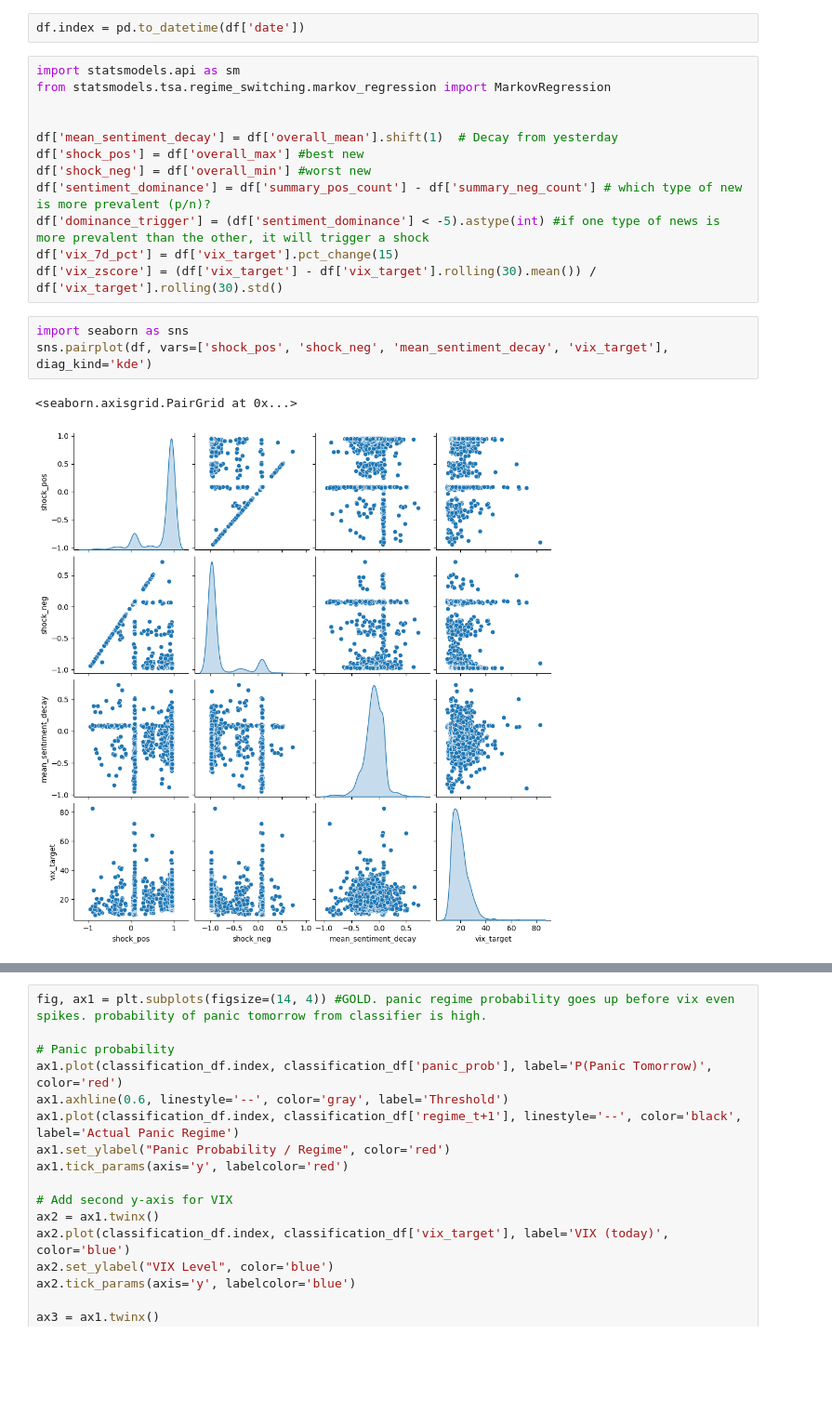
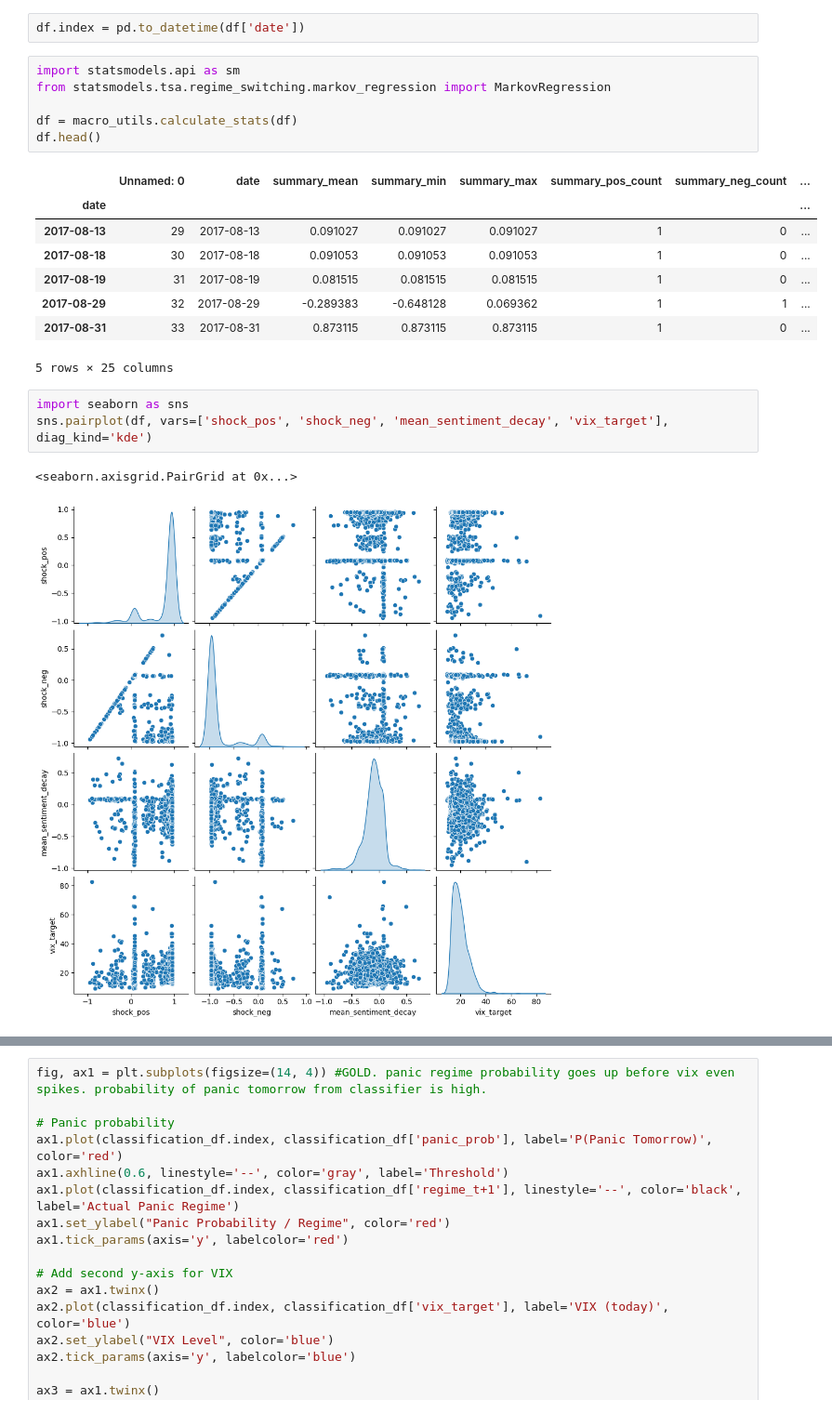
Before and after one commit to DylanSuniaga/VIXNLP, a Jupyter notebook: finnhub_news/macro_analysis.ipynb, the cells around one changed output, grey strips where cells are left out. Shown at 93% size. Saved outputs shown, nothing was run; the diff lists cells and outputs as text; blank space fills up the shorter version.

```diff
--- a/finnhub_news/macro_analysis.ipynb
+++ b/finnhub_news/macro_analysis.ipynb
@@ -18,24 +18,27 @@ import matplotlib.pyplot as plt
 df = pd.read_csv('./../data/Sentiment Macro 7Y News 2.5K Cap.csv')
 # %%
 df.index = pd.to_datetime(df['date'])
-# %%
-import statsmodels.api as sm
-from statsmodels.tsa.regime_switching.markov_regression import MarkovRegression
-
-
-df['mean_sentiment_decay'] = df['overall_mean'].shift(1)  # Decay from yesterday
-df['shock_pos'] = df['overall_max'] #best new
-df['shock_neg'] = df['overall_min'] #worst new
-df['sentiment_dominance'] = df['summary_pos_count'] - df['summary_neg_count'] # which type of new is more prevalent (p/n)?
-df['dominance_trigger'] = (df['sentiment_dominance'] < -5).astype(int) #if one type of news is more prevalent than the other, it will trigger a shock
-df['vix_7d_pct'] = df['vix_target'].pct_change(15)
-df['vix_zscore'] = (df['vix_target'] - df['vix_target'].rolling(30).mean()) / df['vix_target'].rolling(30).std()
+# %%
+import statsmodels.api as sm
+from statsmodels.tsa.regime_switching.markov_regression import MarkovRegression
+
+df = macro_utils.calculate_stats(df)
+df.head()
+# %% [output]
+|  | Unnamed: 0 | date | summary_mean | summary_min | summary_max | summary_pos_count | summary_neg_count | ... |
+| date |  |  |  |  |  |  |  | ... |
+| 2017-08-13 | 29 | 2017-08-13 | 0.091027 | 0.091027 | 0.091027 | 1 | 0 | ... |
+| 2017-08-18 | 30 | 2017-08-18 | 0.091053 | 0.091053 | 0.091053 | 1 | 0 | ... |
+| 2017-08-19 | 31 | 2017-08-19 | 0.081515 | 0.081515 | 0.081515 | 1 | 0 | ... |
+| 2017-08-29 | 32 | 2017-08-29 | -0.289383 | -0.648128 | 0.069362 | 1 | 1 | ... |
+| 2017-08-31 | 33 | 2017-08-31 | 0.873115 | 0.873115 | 0.873115 | 1 | 0 | ... |
+5 rows × 25 columns
 # %%
 import seaborn as sns
 sns.pairplot(df, vars=['shock_pos', 'shock_neg', 'mean_sentiment_decay', 'vix_target'], diag_kind='kde')
 # %% [output]
 <seaborn.axisgrid.PairGrid at 0x...>
-[figure, old version]
+[figure, new version]
 # %%
 feature_sets = [ #for testing, winner was the first one, decreasing in quality for this model sequentially
     ['shock_neg', 'dominance_trigger'],
```
Also changed, not shown: parts of 35 cells of this notebook, 1 other file.
